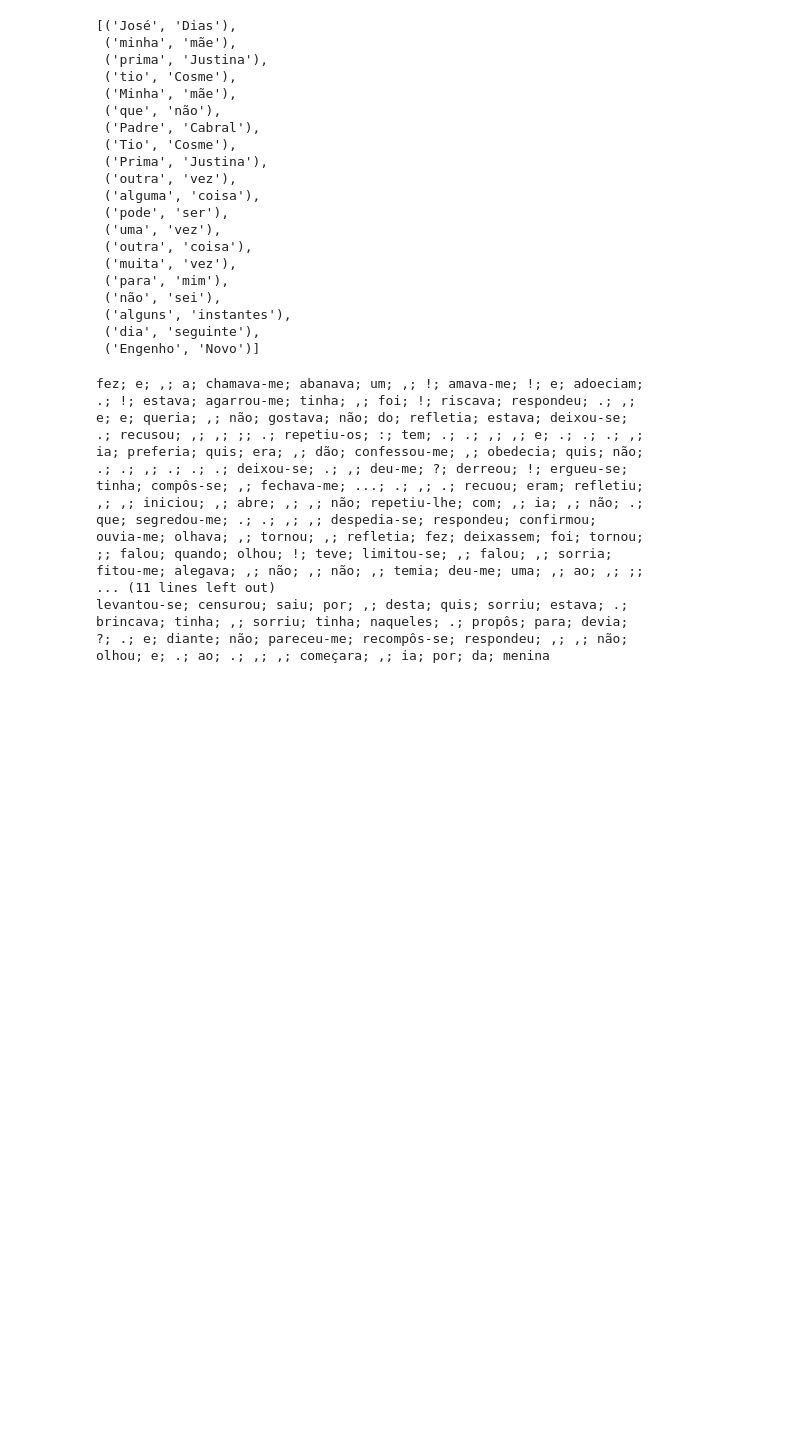
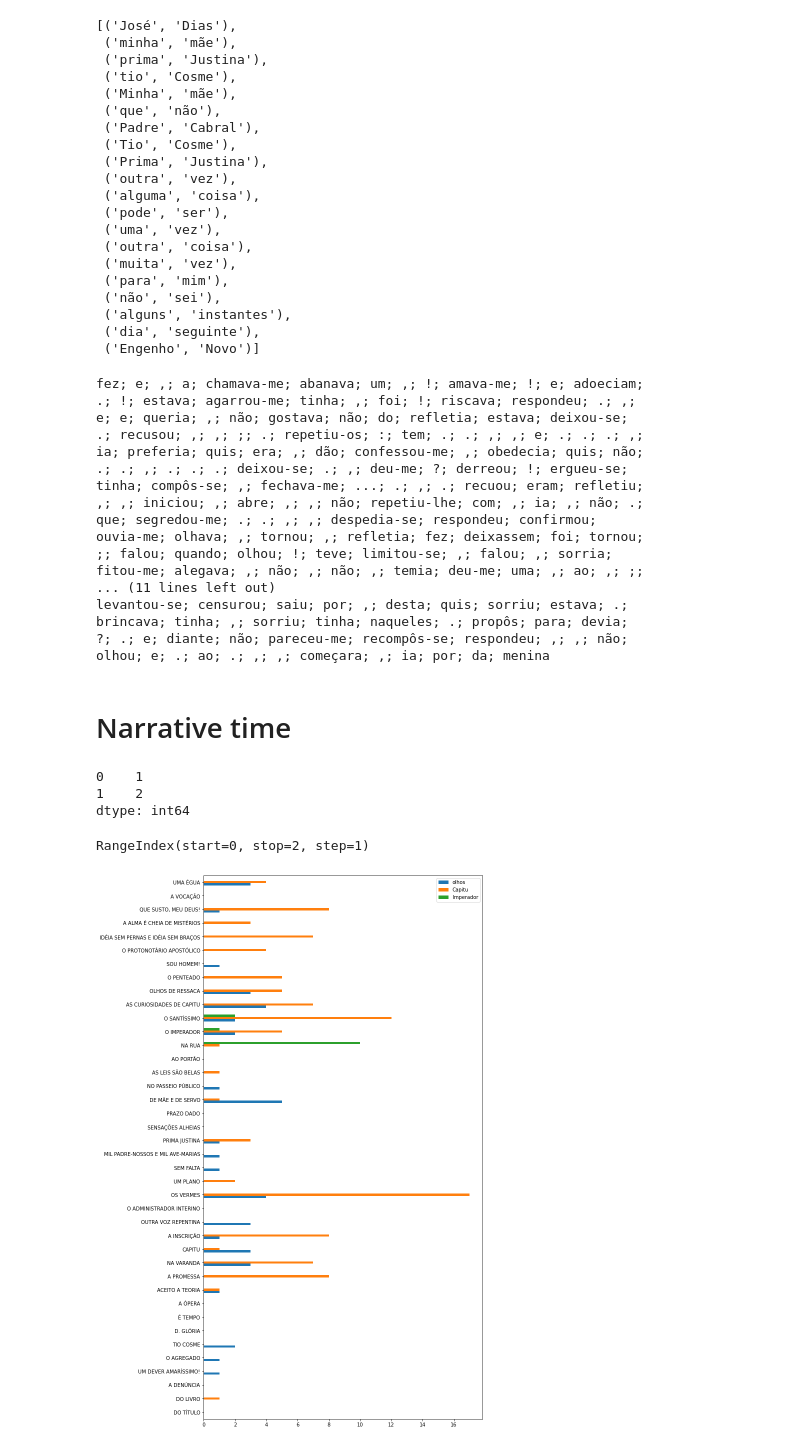
Before and after one commit to abevieiramota/learning-computational-literary-analysis, a Jupyter notebook: notebooks/Dom Casmurro.ipynb, the cells around one changed output. Drawn from its saved outputs; the diff is of its cells as text; code cells hidden in the pictures; blank space fills up the shorter version.

```diff
--- a/notebooks/Dom Casmurro.ipynb
+++ b/notebooks/Dom Casmurro.ipynb
@@ -74,9 +74,12 @@ Contam que, em rapaz, foi aceito de muitas damas, além de partidário exaltado
 import nltk
 
 # lista de tokens gerados com a tokenização do conteúdo dos capítulos
+for ch in dom_casmurro_capitulos:
+    ch['tokens'] = nltk.tokenize.word_tokenize(ch['conteudo'], language='portuguese')
+
 dom_casmurro_tokens = [
     token for ch in dom_casmurro_capitulos
-          for token in nltk.tokenize.word_tokenize(ch['conteudo'], language='portuguese')
+          for token in ch['tokens']
 ]
 # %%
 # transforma lista de tokens em objeto nltk.Text, útil para análises com nltk
@@ -149,3 +152,5 @@ levantou-se; censurou; saiu; por; ,; desta; quis; sorriu; estava; .;
 brincava; tinha; ,; sorriu; tinha; naqueles; .; propôs; para; devia;
 ?; .; e; diante; não; pareceu-me; recompôs-se; respondeu; ,; ,; não;
 olhou; e; .; ao; .; ,; ,; começara; ,; ia; por; da; menina
+# %% [markdown]
+# Narrative time
@@ -151,0 +159,38 @@ olhou; e; .; ao; .; ,; ,; começara; ,; ia; por; da; menina
+# %%
+s
+# %% [output]
+0    1
+1    2
+dtype: int64
+# %%
+s.index
+# %% [output]
+RangeIndex(start=0, stop=2, step=1)
+# %%
+import pandas as pd
+from matplotlib import pyplot as plt
+import numpy as np
+%matplotlib inline
+
+# calcula a posição dos tokens iniciais e finais de cada capítulo, para definir os bins
+
+bins = [0] + np.cumsum([len(ch['tokens']) for ch in dom_casmurro_capitulos])
+
+titulos = [ch['titulo'] for ch in dom_casmurro_capitulos]
+
+
+def plot_narrative_time(words, n_chapters=40):
+    word_bins = {}
+
+    for w in words:
+        idxs = [i for i, token in enumerate(dom_casmurro_tokens) if token == w]
+        binned = pd.cut(idxs, bins[:n_chapters + 1]).value_counts()
+        binned.index = titulos[:n_chapters]
+
+        word_bins[w] = binned
+
+    pd.DataFrame(word_bins).plot(kind='barh', figsize=(10, 20))
+# %%
+plot_narrative_time(['olhos', 'Capitu', 'Imperador'])
+# %% [output]
+[figure, added]
```
Also changed, not shown: parts of 1 cell of this notebook.
